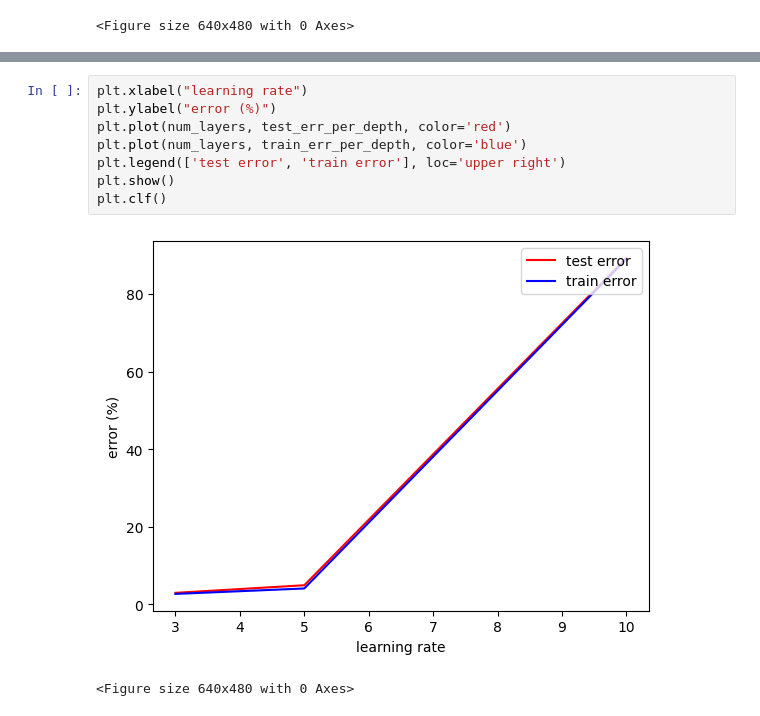
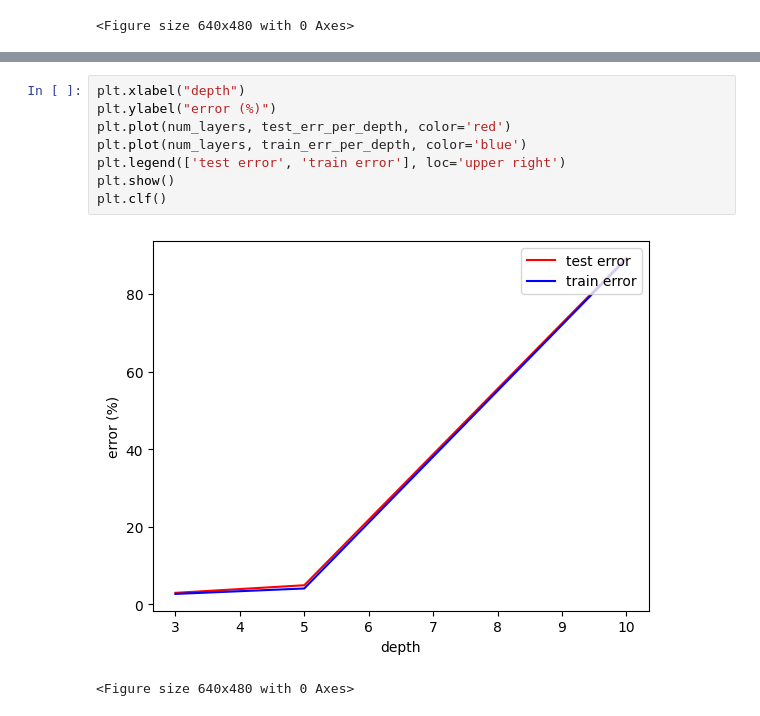
Before and after one commit to quanghieu31/deep-learning-ttic, a Jupyter notebook: ps1-mnist/PS1-corrected-1.ipynb, the cells around one changed output, grey strips where cells are left out. Cells and saved outputs as stored; diff of their text form.

Commit message:
fixed depth axis

```diff
--- a/ps1-mnist/PS1-corrected-1.ipynb
+++ b/ps1-mnist/PS1-corrected-1.ipynb
@@ -723,13 +729,13 @@ Epoch: 3/5
          Training Error 89.00 %
          Test Error 89.30 %
 # %%
-plt.xlabel("learning rate")
+plt.xlabel("depth")
 plt.ylabel("error (%)")
 plt.plot(num_layers, test_err_per_depth, color='red')
 plt.plot(num_layers, train_err_per_depth, color='blue')
 plt.legend(['test error', 'train error'], loc='upper right')
 plt.show()
 plt.clf()
 # %% [output]
-[figure, old version]
+[figure, new version]
 <Figure size 640x480 with 0 Axes>
```
Also changed, not shown: parts of 6 cells of this notebook, 8 other files.
